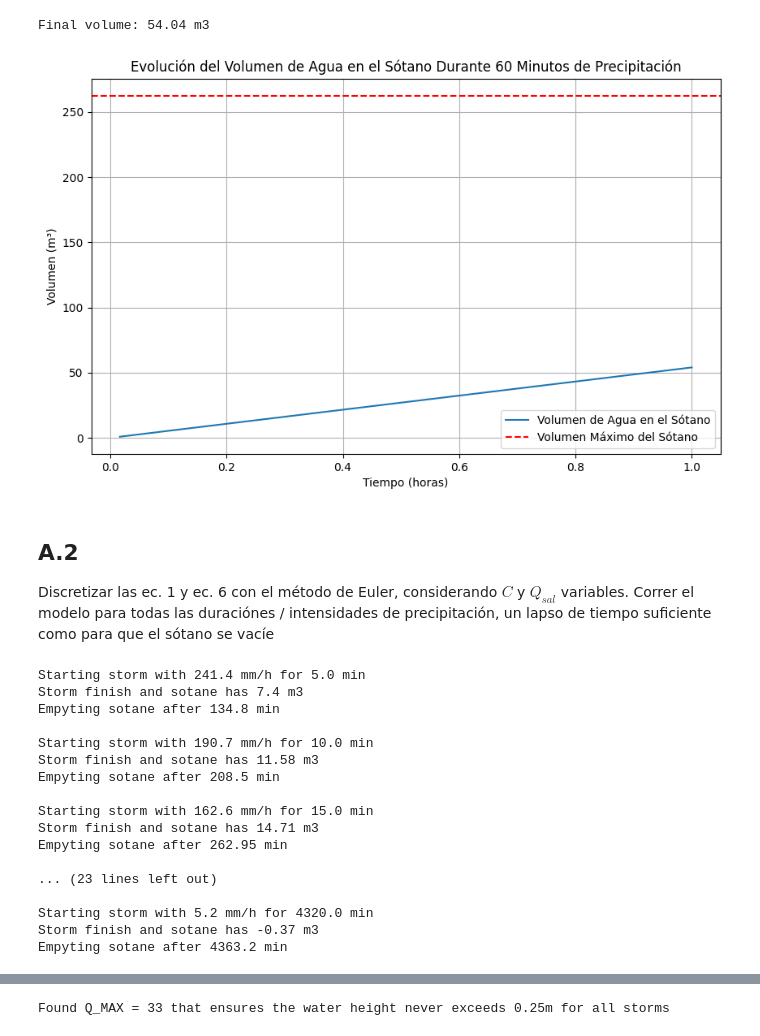
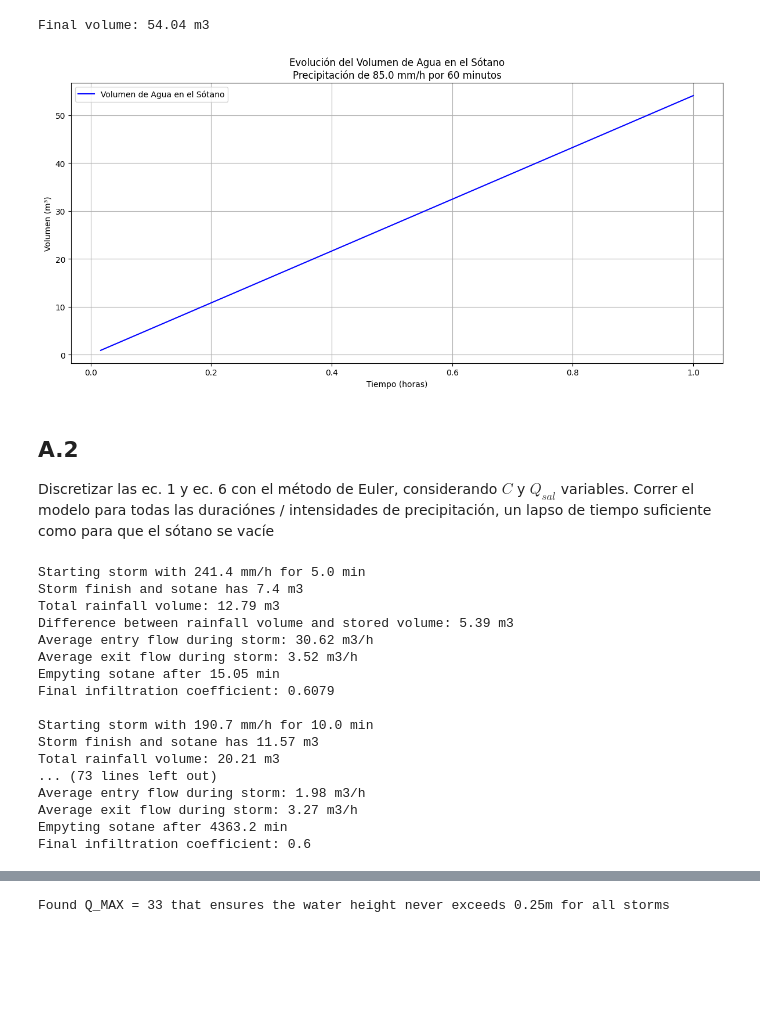
Before and after one commit to MaximoGismondi/numerico-cavaliere, a Jupyter notebook: tp/modelo.ipynb, the cells around one changed output, grey strips where cells are left out. Drawn from its saved outputs; the diff is of its cells as text; code cells hidden in the pictures; blank space fills up the shorter version.

Commit message:
mejoro plots y agrego fase de vaciamiento

```diff
--- a/tp/modelo.ipynb
+++ b/tp/modelo.ipynb
@@ -55,7 +55,6 @@ def f_derivada_coeficiente_infiltracion(v, v_sot, t_k, c_sat, c):
 Discretizar la ec. 1 con el método de Euler, tomando $C$ = 1, $Q$ = 0. Correr el modelo para la precipitación de 60 min y verificar que el volumen de agua almacenado en el sótano coincida con el volumen de lluvia.
 # %%
 INTENSITY = 85.0 / 1000  # m/h
-
 DURATION = 1  # h
 INFILTRATION = 1  # a-dimensional
 Q_SAL = 0  # m3/h
@@ -75,7 +74,7 @@ time = 0  # h
 volumes = []
 times = []
 
-while time < DURATION:
+while time <= DURATION:
     q_ent = f_caudal_entrada(INFILTRATION, INTENSITY, A_TERR)  # m3/h
     water_volume = water_volume + delta_time * d_volume(time, water_volume)
     time += delta_time
@@ -88,17 +87,19 @@ Final volume: 54.04 m3
 # %%
 import matplotlib.pyplot as plt
 
-plt.figure(figsize=(10, 6))
-plt.plot(times, volumes, label='Volumen de Agua en el Sótano')
-plt.axhline(y=V_SOT, color='r', linestyle='--', label='Volumen Máximo del Sótano')
+plt.figure(figsize=(12, 6))
+
+plt.plot(times, volumes, label='Volumen de Agua en el Sótano', color='blue')
+# plt.axhline(y=V_SOT, color='r', linestyle='--', label='Volumen Máximo del Sótano')
 plt.xlabel('Tiempo (horas)')
 plt.ylabel('Volumen (m³)')
-plt.title('Evolución del Volumen de Agua en el Sótano Durante 60 Minutos de Precipitación')
+plt.title(f'Evolución del Volumen de Agua en el Sótano\nPrecipitación de {INTENSITY*1000} mm/h por {DURATION*60} minutos')
 plt.legend()
 plt.grid(True)
+plt.tight_layout()
 plt.show()
 # %% [output]
-[figure, old version]
+[figure, new version]
 # %% [markdown]
 ## A.2
 
@@ -119,7 +120,7 @@ storms_min_mm = [       # min, mm/h
     (4320, 5.2),
 ]
 
-storms = [(duration/60, intensity/1000) for duration, intensity in storms_min_mm]
+storms = [(duration/60, intensity/1000) for duration, intensity in storms_min_mm] # h, m/h
 
 storms_history = []
 
@@ -139,10 +140,11 @@ def d_volume(time, water_volume, infiltration, intensity):
 
     entry_flow = f_caudal_entrada(infiltration, intensity, terrain_area)
 
-    if water_height > 0:
-        exit_flow = f_caudal_salida(max_flow, max_height_variation, min_height_variation, heigth_variation)
-    else:
-        exit_flow = 0
+    # if water_height > 0:
+    #     exit_flow = f_caudal_salida(max_flow, max_height_variation, min_height_variation, heigth_variation)
+    # else:
+    #     exit_flow = 0
+    exit_flow = f_caudal_salida(max_flow, max_height_variation, min_height_variation, heigth_variation)
 
     return f_derivada_volumen(entry_flow, exit_flow)
 
@@ -161,6 +163,8 @@ for storm_duration, storm_intensity in storms:
 
     volumes = []
     infiltrations = []
+    entry_flows = []
+    exit_flows = []
 
     time = 0
 
@@ -172,44 +176,66 @@ for storm_duration, storm_intensity in storms:
 
     d_time = storm_duration / 100
 
+    total_rainfall_volume = 0
+
+    # Fase de lluvia
     while time < storm_duration:
-        volume = volume + d_time * d_volume(time, volume, infiltration, storm_intensity)
+        dv = d_time * d_volume(time, volume, infiltration, storm_intensity)
+        volume = volume + dv
+        volume = max(volume, 0)
+        total_rainfall_volume += d_time * storm_intensity * A_TERR
         infiltration = infiltration + d_time * d_infiltration(time, volume, infiltration)
         volumes.append(volume)
         infiltrations.append(infiltration)
+        entry_flows.append(f_caudal_entrada(infiltration, storm_intensity, A_TERR))
+        exit_flows.append(f_caudal_salida(Q_MAX, D_H_MAX, D_H_MIN, f_desnivel_d_h(H_SOT, f_altura_agua_h(volume, A_SOT))))
         time += d_time
 
     print(f"Storm finish and sotane has {round(volume,2)} m3")
+    print(f"Total rainfall volume: {round(total_rainfall_volume,2)} m3")
+    print(f"Difference between rainfall volume and stored volume: {round(total_rainfall_volume - volume, 2)} m3")
 
-    while volume > 0:
-        volume = volume + d_time * d_volume(time, volume, infiltration, 0)
+    # Fase de vaciamiento del sotano
+    end_time = time + storm_duration * 2  # Duración total permitida para vaciamiento
+    while volume > 0 and time < end_time:
+        dv = d_time * d_volume(time, volume, infiltration, 0)
+        volume = volume + dv
+        volume = max(volume, 0)  # Asegura que el volumen no sea negativo
         infiltration = infiltration + d_time * d_infiltration(time, volume, infiltration)
         volumes.append(volume)
         infiltrations.append(infiltration)
+        entry_flows.append(0)
+        exit_flows.append(f_caudal_salida(Q_MAX, D_H_MAX, D_H_MIN, f_desnivel_d_h(H_SOT, f_altura_agua_h(volume, A_SOT))))
         time += d_time
 
+    avg_entry_flow = sum(entry_flows) / len(entry_flows)
+    avg_exit_flow = sum(exit_flows) / len(exit_flows)
+
+    print(f"Average entry flow during storm: {round(avg_entry_flow, 2)} m3/h")
+    print(f"Average exit flow during storm: {round(avg_exit_flow, 2)} m3/h")
     print(f"Empyting sotane after {round(time*60,2)} min")
+    print(f"Final infiltration coefficient: {round(infiltration, 4)}")
     print("")
 
     storms_history.append((storm_duration, storm_intensity, volumes, infiltrations, d_time))
 # %% [output]
 Starting storm with 241.4 mm/h for 5.0 min
 Storm finish and sotane has 7.4 m3
-Empyting sotane after 134.8 min
+Total rainfall volume: 12.79 m3
+Difference between rainfall volume and stored volume: 5.39 m3
+Average entry flow during storm: 30.62 m3/h
+Average exit flow during storm: 3.52 m3/h
+Empyting sotane after 15.05 min
+Final infiltration coefficient: 0.6079
 
 Starting storm with 190.7 mm/h for 10.0 min
-Storm finish and sotane has 11.58 m3
-Empyting sotane after 208.5 min
-
-Starting storm with 162.6 mm/h for 15.0 min
-Storm finish and sotane has 14.71 m3
-Empyting sotane after 262.95 min
-
-... (23 lines left out)
-
-Starting storm with 5.2 mm/h for 4320.0 min
-Storm finish and sotane has -0.37 m3
+Storm finish and sotane has 11.57 m3
+Total rainfall volume: 20.21 m3
+... (73 lines left out)
+Average entry flow during storm: 1.98 m3/h
+Average exit flow during storm: 3.27 m3/h
 Empyting sotane after 4363.2 min
+Final infiltration coefficient: 0.6
 # %%
 # import matplotlib.pyplot as plt
 
```
Also changed, not shown: parts of 3 cells of this notebook.
